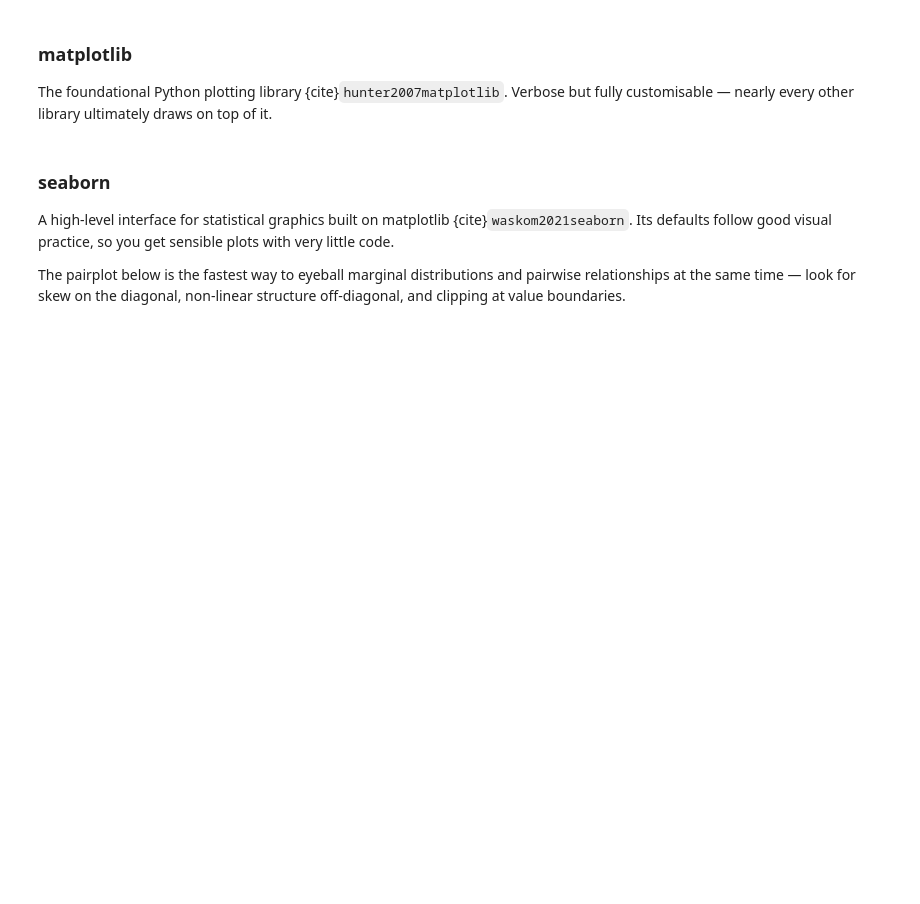
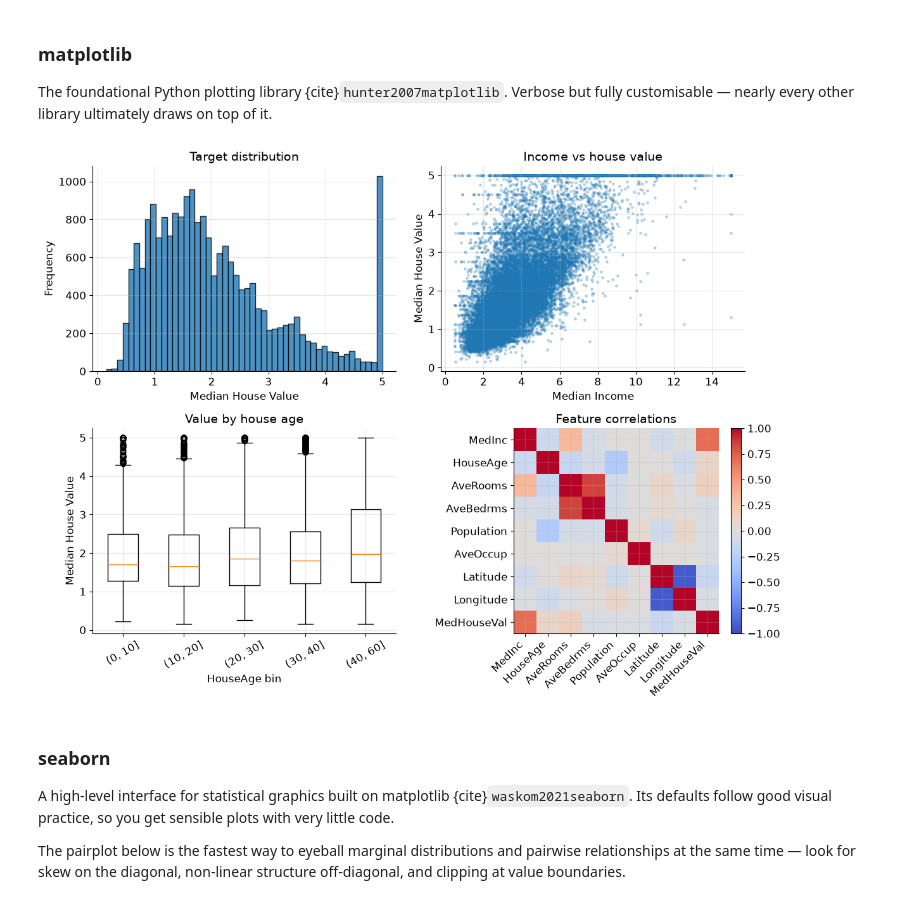
Before and after one commit to cambridge-FDS/fun_ds, a Jupyter notebook: docs/lectures/lecture_4.ipynb, the cells around one changed output. Saved outputs shown, nothing was run; the diff lists cells and outputs as text; code cells hidden in the pictures; blank space fills up the shorter version.

```diff
--- a/docs/lectures/lecture_4.ipynb
+++ b/docs/lectures/lecture_4.ipynb
@@ -141,34 +151,36 @@ axes[0, 0].hist(df["MedHouseVal"], bins=50, edgecolor="black", alpha=0.8)
 axes[0, 0].set_xlabel("Median House Value")
 axes[0, 0].set_ylabel("Frequency")
 axes[0, 0].set_title("Target distribution")
 
 # Top-right: scatter of income vs value
 axes[0, 1].scatter(df["MedInc"], df["MedHouseVal"], alpha=0.25, s=6)
 axes[0, 1].set_xlabel("Median Income")
 axes[0, 1].set_ylabel("Median House Value")
 axes[0, 1].set_title("Income vs house value")
 
 # Bottom-left: boxplot of value by HouseAge bins
 age_bins = pd.cut(df["HouseAge"], bins=[0, 10, 20, 30, 40, 60])
 grouped = [df.loc[age_bins == b, "MedHouseVal"].values for b in age_bins.cat.categories]
-axes[1, 0].boxplot(grouped, labels=[str(b) for b in age_bins.cat.categories])
+axes[1, 0].boxplot(grouped, tick_labels=[str(b) for b in age_bins.cat.categories])
 axes[1, 0].set_xlabel("HouseAge bin")
 axes[1, 0].set_ylabel("Median House Value")
 axes[1, 0].set_title("Value by house age")
 axes[1, 0].tick_params(axis="x", rotation=30)
 
 # Bottom-right: correlation heatmap
 corr = df.corr(numeric_only=True)
 im = axes[1, 1].imshow(corr, cmap="coolwarm", vmin=-1, vmax=1)
 axes[1, 1].set_xticks(range(len(corr.columns)))
 axes[1, 1].set_yticks(range(len(corr.columns)))
 axes[1, 1].set_xticklabels(corr.columns, rotation=45, ha="right")
 axes[1, 1].set_yticklabels(corr.columns)
 axes[1, 1].set_title("Feature correlations")
 fig.colorbar(im, ax=axes[1, 1], fraction=0.046, pad=0.04)
 
 plt.tight_layout()
 plt.show()
+# %% [output]
+[figure, added]
 # %% [markdown]
 ### seaborn
 
```
Also changed, not shown: parts of 20 cells of this notebook, 13 other files.
